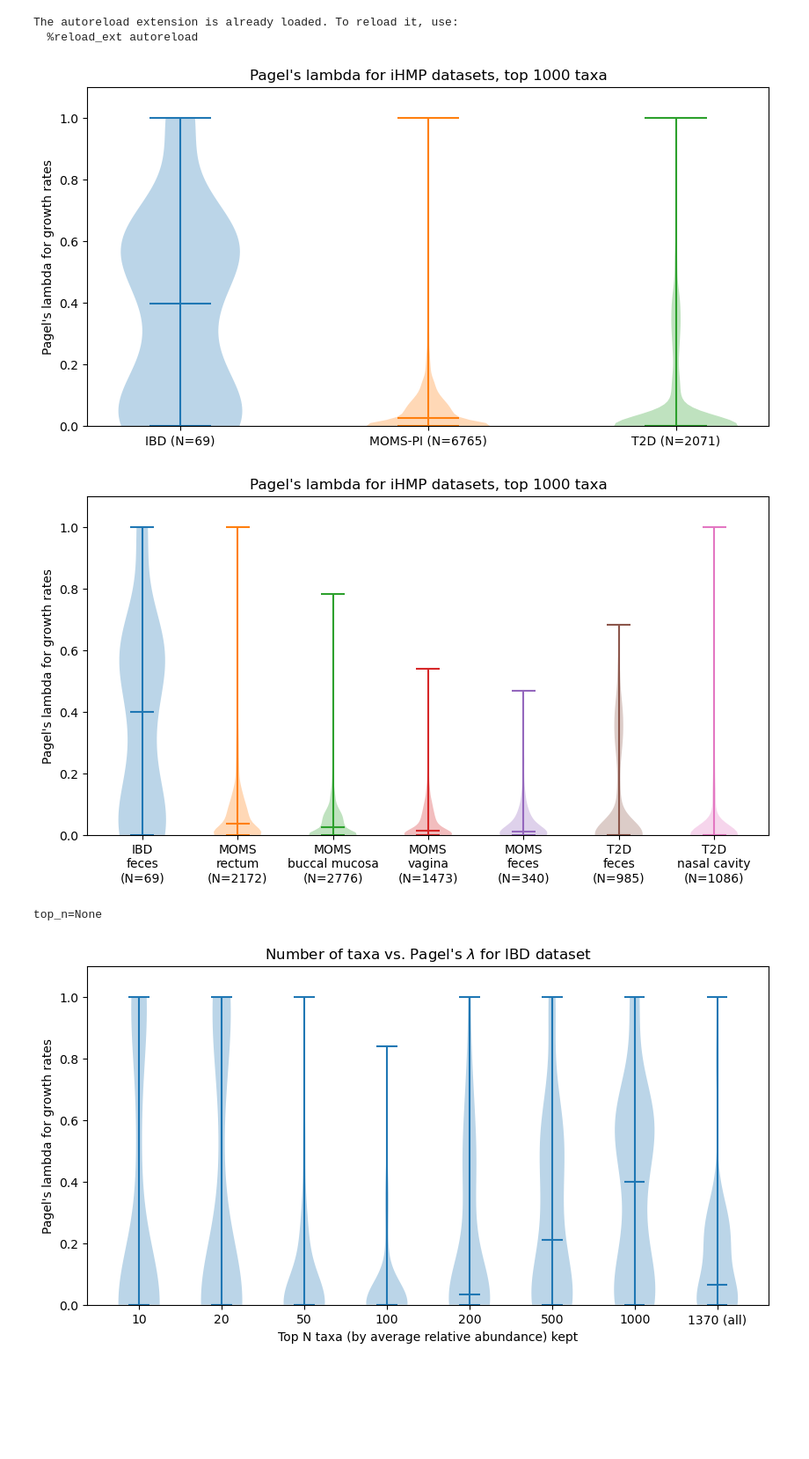
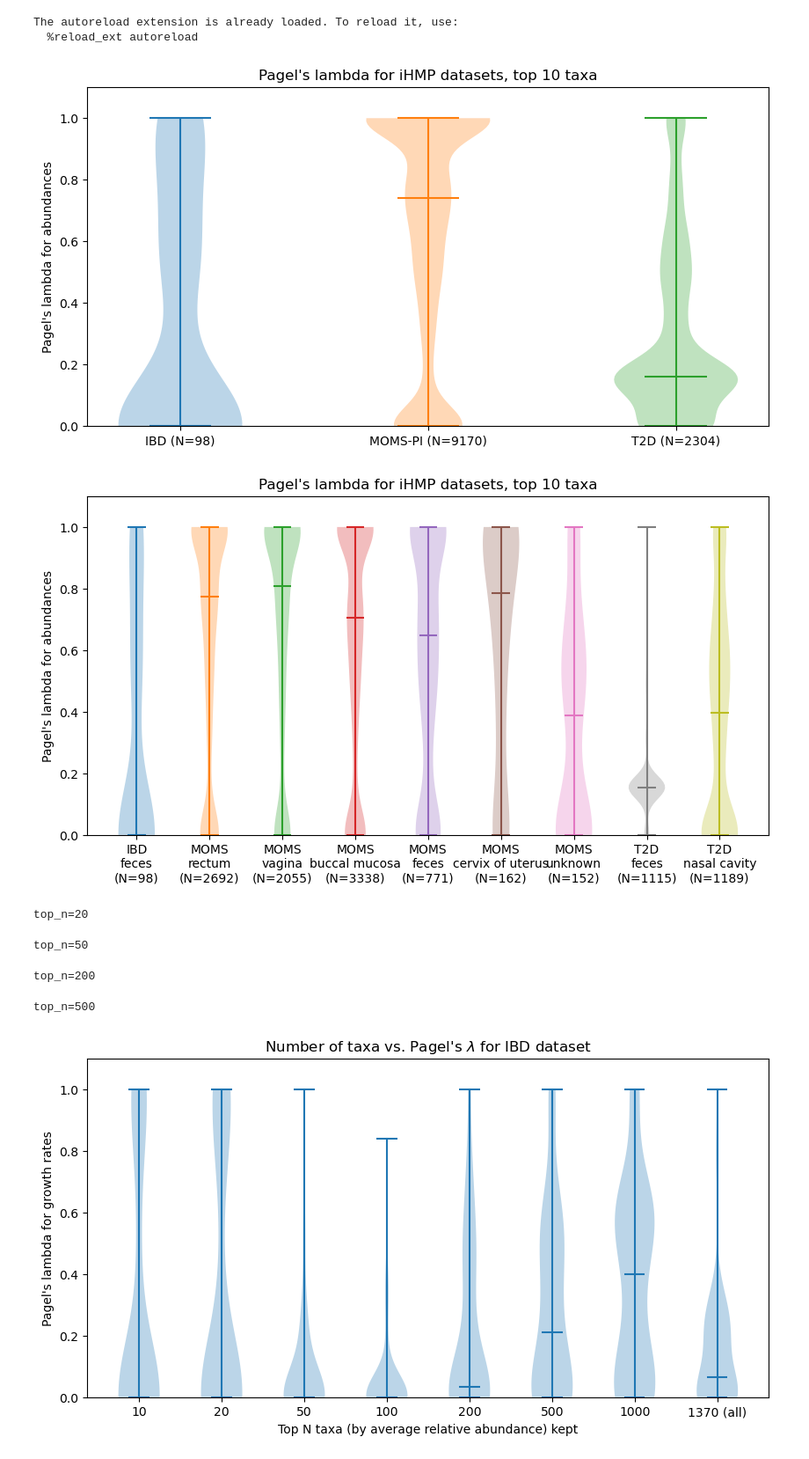
Before and after one commit to pchlenski/phylosig, a Jupyter notebook: 03_empirical.ipynb, the cells around one changed output. Shown at 88% size. Saved outputs shown, nothing was run; the diff lists cells and outputs as text; code cells hidden in the pictures; blank space fills up the shorter version.

Commit message:
Better support for relative abundances

```diff
--- a/03_empirical.ipynb
+++ b/03_empirical.ipynb
@@ -15,14 +26,23 @@ The autoreload extension is already loaded. To reload it, use:
   %reload_ext autoreload
 # %%
 # Distill into iHMP-agnostic function:
-diffs = {name: get_diffs(name, top_n=TOP_N) for name in names}
+data = {
+    name: get_diffs(name, top_n=TOP_N, get_abundances=ABUNDANCE)
+    for name in names
+}
 # %%
 # Compute lambda values for each iHMP dataset:
 
 for name in names:
-    pls, tree = pagels_dataframe(diffs[name], GG_TREE)
-    pls.to_csv(f"./results/{name}_pls_top{TOP_N}.tsv", sep="\t")
-    tree.write(format=1, outfile=f"./results/{name}_tree_top{TOP_N}.nwk")
+    outpath = f"./results/{name}_{ab_str}pls_top{TOP_N}.tsv"
+    if os.path.exists(outpath):
+        print(f"Skipping {outpath} because it already exists.")
+        continue
+    pls, tree = pagels_dataframe(data[name], GG_TREE)
+    pls.to_csv(outpath, sep="\t")
+    tree.write(
+        format=1, outfile=f"./results/{name}_{ab_str}tree_top{TOP_N}.nwk"
+    )
 # %%
 # Violin plot
 import matplotlib.pyplot as plt
@@ -30,7 +50,7 @@ import pandas as pd
 
 data = []
 for name in names:
-    pls = pd.read_table(f"./results/{name}_pls_top{TOP_N}.tsv")
+    pls = pd.read_table(f"./results/{name}_{ab_str}pls_top{TOP_N}.tsv")
     pls["dataset"] = name.upper()
     data.append(pls)
 
@@ -50,56 +70,67 @@ for i, dataset in enumerate(data):
 # print(len(moms_pls["lambda"].dropna().values)) # 6765
 # print(len(t2d_pls["lambda"].dropna().values)) # 2071
 
-plt.xticks(range(1, 4), ["IBD (N=69)", "MOMS-PI (N=6765)", "T2D (N=2071)"])
-plt.ylabel("Pagel's lambda for growth rates")
-plt.title(f"Pagel's lambda for iHMP datasets, top {TOP_N} taxa")
+if ABUNDANCE:
+    plt.ylabel("Pagel's $\lambda$ for abundances")
+    plt.xticks(range(1, 4), ["IBD (N=98)", "MOMS-PI (N=9170)", "T2D (N=2304)"])
+else:
+    plt.ylabel("Pagel's $\lambda$ for growth rates")
+    plt.xticks(range(1, 4), ["IBD (N=69)", "MOMS-PI (N=6765)", "T2D (N=2071)"])
+plt.title(f"Pagel's $\lambda$ for iHMP datasets, top {TOP_N} taxa\n{ab_title}")
 plt.ylim(0, 1.1)
-plt.savefig(f"./results/pls_top{TOP_N}.png", dpi=300)
+plt.savefig(f"./results/{ab_str}pls_top{TOP_N}.png", dpi=300)
 plt.show()
 # %% [output]
-[figure, old version]
+[figure, new version]
 # %%
 # Same thing but grouped by body site
 
 # Only need the plotting part, though:
 plt.figure(figsize=(10, 5))
 datasets = pls["dataset"].unique()
 labels = []
 position = 1
 for dataset in data:
     for site in dataset["site"].unique():
         name = dataset["dataset"].unique()[0]
         lambdas = dataset[dataset["site"] == site]["lambda"].dropna().values
         if len(lambdas) > 4: # Drop uselessly small samples
             labels.append(f"{name}\n{site}\n(N={len(lambdas)})")
             plt.violinplot(lambdas, showmedians=True, positions=[position])
             position += 1
 
 plt.xticks(range(1, position), labels)
-plt.ylabel("Pagel's lambda for growth rates")
-plt.title(f"Pagel's lambda for iHMP datasets, top {TOP_N} taxa")
+if ABUNDANCE:
+    plt.ylabel("Pagel's $\lambda$ for abundances")
+else:
+    plt.ylabel("Pagel's $\lambda$ for growth rates")
+plt.title(f"Pagel's $\lambda$ for iHMP datasets, top {TOP_N} taxa\n{ab_title}")
 plt.ylim(0, 1.1)
-plt.savefig(f"./results/lambda_by_site_top{TOP_N}.png", dpi=300)
+plt.savefig(f"./results/{ab_str}lambda_by_site_top{TOP_N}.png", dpi=300)
 plt.show()
 # %% [output]
-[figure, old version]
+[figure, new version]
 # %%
 # New experiment: effect of top_N on lambda values, violin plot, IBD only
 
-topn_vals = [10, 20, 50, 100, 200, 500, 1000, None]
+topn_vals = [10, 20, 50, 100, 200, 500, 1000]#, None]
 
 for top_n in topn_vals:
     # We already did 100 and 1000, so we skip them for now
-    if os.path.exists(f"./results/ibd_pls_top{top_n}.tsv"):
+    outpath = f"./results/ibd_{ab_str}pls_top{top_n}.tsv"
+    if os.path.exists(outpath):
         continue
 
     print(f"top_n={top_n}")
-    diffs_ibd = get_diffs("ibd", top_n=top_n)
+    diffs_ibd = get_diffs("ibd", top_n=top_n, get_abundances=ABUNDANCE)
     pls, tree = pagels_dataframe(diffs_ibd, GG_TREE)
-    pls.to_csv(f"./results/ibd_pls_top{top_n}.tsv", sep="\t")
-    tree.write(format=1, outfile=f"./results/ibd_tree_top{top_n}.nwk")
+    pls.to_csv(outpath)
+    tree.write(format=1, outfile=f"./results/ibd_{ab_str}tree_top{top_n}.nwk")
 # %% [output]
-top_n=None
+top_n=20
+top_n=50
+top_n=200
+top_n=500
 # %%
 import pandas as pd
 import matplotlib.pyplot as plt
```
Also changed, not shown: parts of 4 cells of this notebook, 14 other files.
